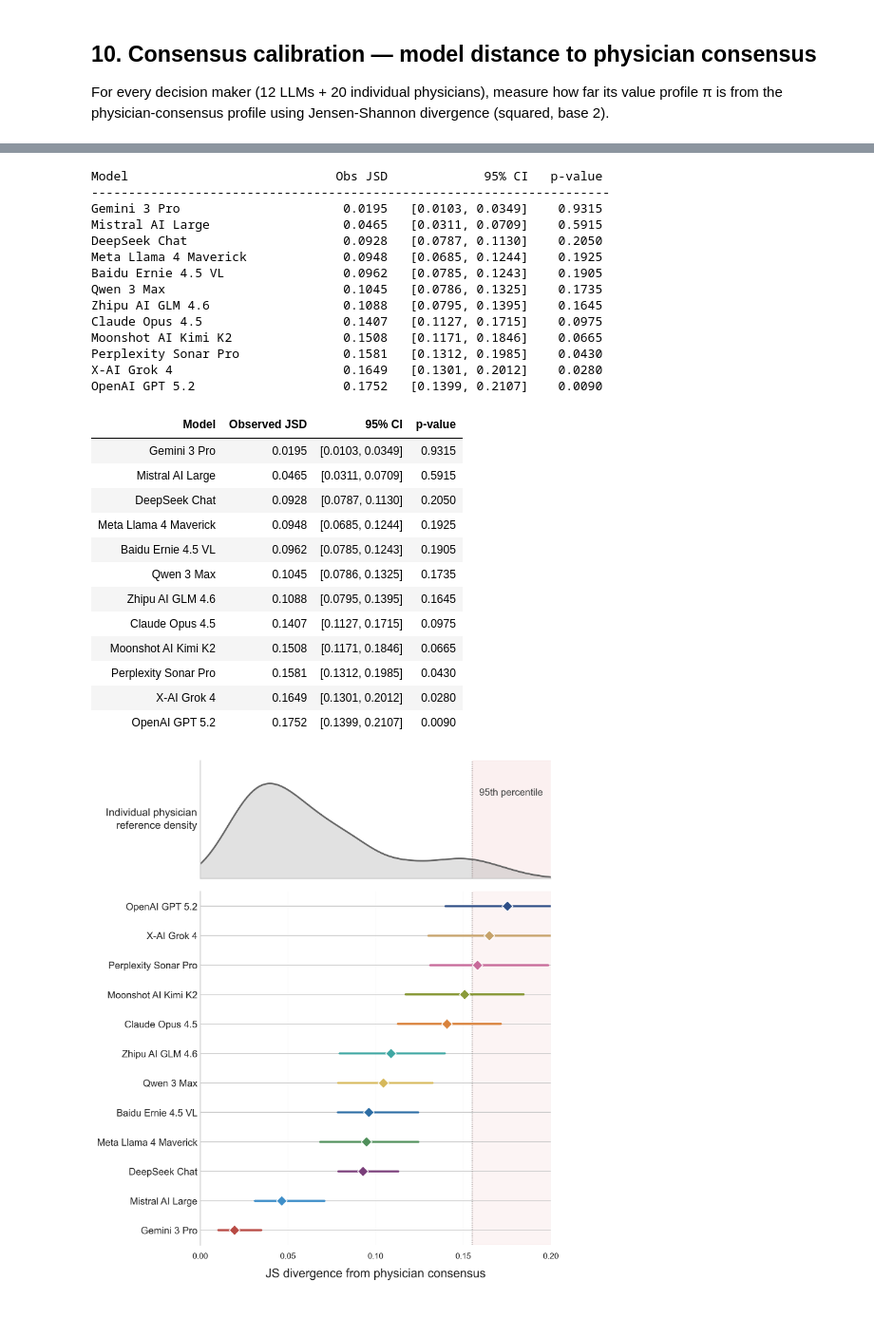
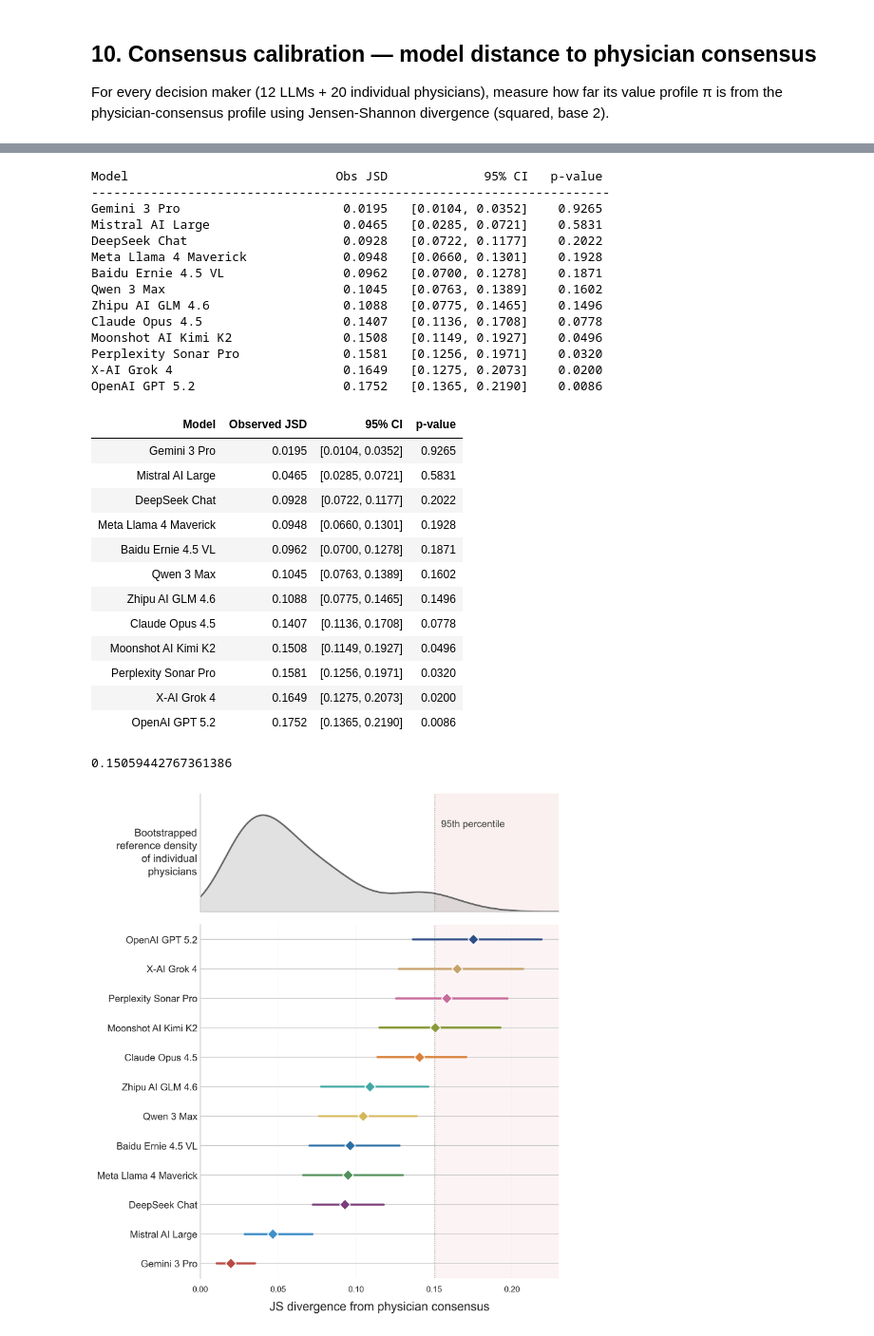
Before and after one commit to payalchandak/ValueBench, a Jupyter notebook: src/analysis/value_profiles.ipynb, the cells around one changed output, grey strips where cells are left out. Shown at 95% size. Drawn from its saved outputs; the diff is of its cells as text; code cells hidden in the pictures.

```diff
--- a/src/analysis/value_profiles.ipynb
+++ b/src/analysis/value_profiles.ipynb
@@ -681,7 +681,7 @@ Observed JSD to physician consensus (squared, base 2):
   X-AI Grok 4                     0.1649  (LLM)
   OpenAI GPT 5.2                  0.1752  (LLM)
 # %%
-B = 100
+B = 10000
 SEED = 42
 rng = np.random.default_rng(SEED)
 
@@ -747,18 +747,18 @@ for r in calibration_rows:
 # %% [output]
 Model                            Obs JSD             95% CI   p-value
 ----------------------------------------------------------------------
-Gemini 3 Pro                      0.0195   [0.0103, 0.0349]    0.9315
-Mistral AI Large                  0.0465   [0.0311, 0.0709]    0.5915
-DeepSeek Chat                     0.0928   [0.0787, 0.1130]    0.2050
-Meta Llama 4 Maverick             0.0948   [0.0685, 0.1244]    0.1925
-Baidu Ernie 4.5 VL                0.0962   [0.0785, 0.1243]    0.1905
-Qwen 3 Max                        0.1045   [0.0786, 0.1325]    0.1735
-Zhipu AI GLM 4.6                  0.1088   [0.0795, 0.1395]    0.1645
-Claude Opus 4.5                   0.1407   [0.1127, 0.1715]    0.0975
-Moonshot AI Kimi K2               0.1508   [0.1171, 0.1846]    0.0665
-Perplexity Sonar Pro              0.1581   [0.1312, 0.1985]    0.0430
-X-AI Grok 4                       0.1649   [0.1301, 0.2012]    0.0280
-OpenAI GPT 5.2                    0.1752   [0.1399, 0.2107]    0.0090
+Gemini 3 Pro                      0.0195   [0.0104, 0.0352]    0.9265
+Mistral AI Large                  0.0465   [0.0285, 0.0721]    0.5831
+DeepSeek Chat                     0.0928   [0.0722, 0.1177]    0.2022
+Meta Llama 4 Maverick             0.0948   [0.0660, 0.1301]    0.1928
+Baidu Ernie 4.5 VL                0.0962   [0.0700, 0.1278]    0.1871
+Qwen 3 Max                        0.1045   [0.0763, 0.1389]    0.1602
+Zhipu AI GLM 4.6                  0.1088   [0.0775, 0.1465]    0.1496
+Claude Opus 4.5                   0.1407   [0.1136, 0.1708]    0.0778
+Moonshot AI Kimi K2               0.1508   [0.1149, 0.1927]    0.0496
+Perplexity Sonar Pro              0.1581   [0.1256, 0.1971]    0.0320
+X-AI Grok 4                       0.1649   [0.1275, 0.2073]    0.0200
+OpenAI GPT 5.2                    0.1752   [0.1365, 0.2190]    0.0086
 # %%
 cal_df = pd.DataFrame(calibration_rows)
 cal_df["95% CI"] = cal_df.apply(
@@ -782,18 +782,18 @@ cal_df.style.format(
 ).map(_highlight_cal_p, subset=["p-value"]).hide(axis="index")
 # %% [output]
 | Model | Observed JSD | 95% CI | p-value |
-| Gemini 3 Pro | 0.0195 | [0.0103, 0.0349] | 0.9315 |
-| Mistral AI Large | 0.0465 | [0.0311, 0.0709] | 0.5915 |
-| DeepSeek Chat | 0.0928 | [0.0787, 0.1130] | 0.2050 |
-| Meta Llama 4 Maverick | 0.0948 | [0.0685, 0.1244] | 0.1925 |
-| Baidu Ernie 4.5 VL | 0.0962 | [0.0785, 0.1243] | 0.1905 |
-| Qwen 3 Max | 0.1045 | [0.0786, 0.1325] | 0.1735 |
-| Zhipu AI GLM 4.6 | 0.1088 | [0.0795, 0.1395] | 0.1645 |
-| Claude Opus 4.5 | 0.1407 | [0.1127, 0.1715] | 0.0975 |
-| Moonshot AI Kimi K2 | 0.1508 | [0.1171, 0.1846] | 0.0665 |
-| Perplexity Sonar Pro | 0.1581 | [0.1312, 0.1985] | 0.0430 |
-| X-AI Grok 4 | 0.1649 | [0.1301, 0.2012] | 0.0280 |
-| OpenAI GPT 5.2 | 0.1752 | [0.1399, 0.2107] | 0.0090 |
+| Gemini 3 Pro | 0.0195 | [0.0104, 0.0352] | 0.9265 |
+| Mistral AI Large | 0.0465 | [0.0285, 0.0721] | 0.5831 |
+| DeepSeek Chat | 0.0928 | [0.0722, 0.1177] | 0.2022 |
+| Meta Llama 4 Maverick | 0.0948 | [0.0660, 0.1301] | 0.1928 |
+| Baidu Ernie 4.5 VL | 0.0962 | [0.0700, 0.1278] | 0.1871 |
+| Qwen 3 Max | 0.1045 | [0.0763, 0.1389] | 0.1602 |
+| Zhipu AI GLM 4.6 | 0.1088 | [0.0775, 0.1465] | 0.1496 |
+| Claude Opus 4.5 | 0.1407 | [0.1136, 0.1708] | 0.0778 |
+| Moonshot AI Kimi K2 | 0.1508 | [0.1149, 0.1927] | 0.0496 |
+| Perplexity Sonar Pro | 0.1581 | [0.1256, 0.1971] | 0.0320 |
+| X-AI Grok 4 | 0.1649 | [0.1275, 0.2073] | 0.0200 |
+| OpenAI GPT 5.2 | 0.1752 | [0.1365, 0.2190] | 0.0086 |
 # %%
 from scipy.stats import gaussian_kde as _kde_fn
 from matplotlib.lines import Line2D
@@ -824,7 +824,7 @@ ax_kde.text(p95 + 0.004, ys.max() * 0.95, "95th percentile",
             fontsize=12, color="#444444", va="top")
 
 ax_kde.set_yticks([])
-ax_kde.set_ylabel("Individual physician\nreference density",
+ax_kde.set_ylabel("Bootstrapped\nreference density\nof individual\nphysicians",
                    fontsize=13, rotation=0,
                    linespacing=1.4, va="center", ha="right")
 ax_kde.spines[["top", "right"]].set_visible(False)
@@ -842,32 +842,33 @@ for i, model in enumerate(sorted_models):
     color = model_colors[i]
 
     ax_forest.plot(
         [ci_lo, ci_hi], [i, i], color=color, lw=2.5,
         solid_capstyle="round", zorder=3,
     )
     ax_forest.scatter(
         obs, i, color=color, s=85, zorder=5,
         edgecolors="white", linewidths=1.0, marker="D",
     )
 
 ax_forest.axvline(p95, color="#444444", lw=1, ls=":", alpha=0.6)
 
 ax_forest.set_yticks(range(n_models))
 ax_forest.set_yticklabels(
     [get_display_name(m) for m in sorted_models], fontsize=12,
 )
 ax_forest.set_xlabel(
     "JS divergence from physician consensus", fontsize=15, labelpad=10
 )
 ax_forest.spines[["top", "right", "bottom"]].set_visible(False)
 ax_forest.set_ylim(-0.5, n_models - 0.5)
 ax_forest.grid(axis="x", alpha=0.2, lw=0.5)
 ax_forest.set_axisbelow(True)
 ax_forest.tick_params(axis="y", length=0)
 ax_forest.tick_params(axis="x", labelsize=10)
 ax_forest.set_xticks([0,0.05,0.1,0.15,0.2])
 
-plt.xlim(0,0.2)
+plt.xlim(0,0.23)
 plt.show()
 # %% [output]
+0.15059442767361386
-[figure, old version]
+[figure, new version]
```
Also changed, not shown: parts of 2 cells of this notebook, 1 other file.
